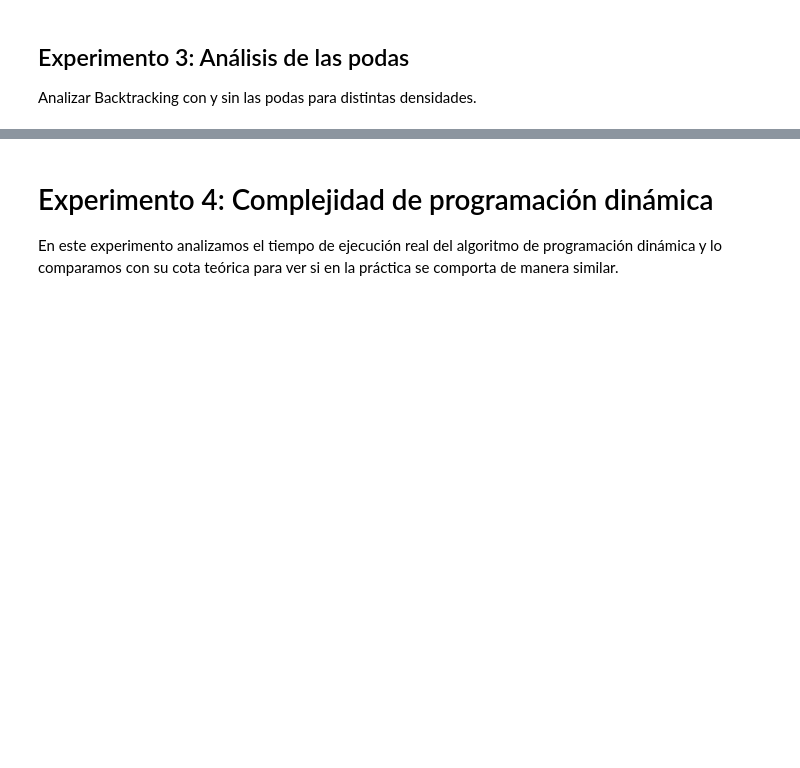
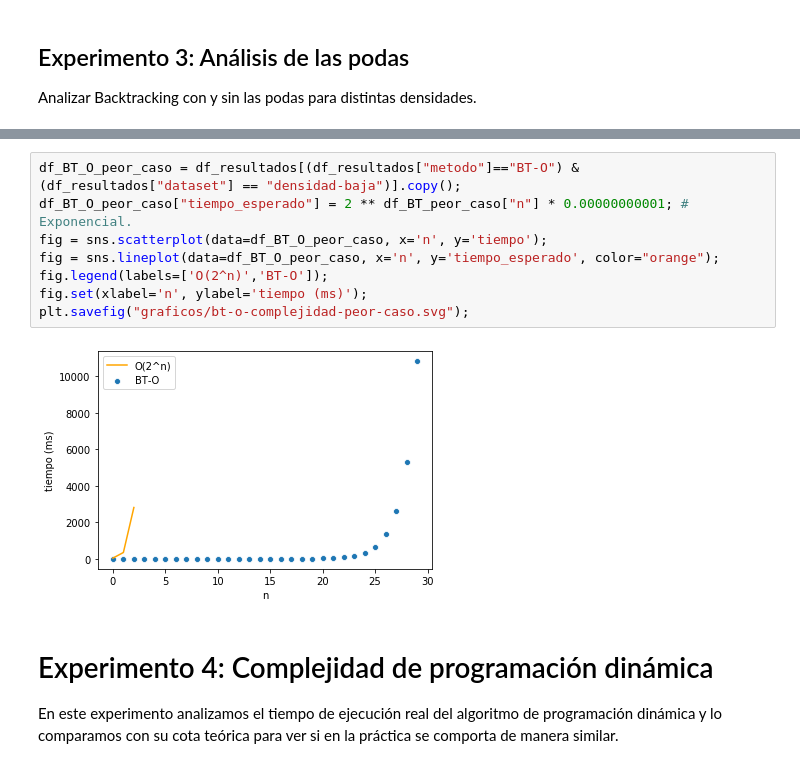
Before and after one commit to ShipOrSheep/tp1Algo3, a Jupyter notebook: experimentacion/analisis.ipynb, the cells around one changed output, grey strips where cells are left out. Drawn from its saved outputs; the diff is of its cells as text; blank space fills up the shorter version.

```diff
--- a/experimentacion/analisis.ipynb
+++ b/experimentacion/analisis.ipynb
@@ -151,3 +161,13 @@ plt.savefig("graficos/bt-podas-baja-zoom.svg");
+# %%
+df_BT_O_peor_caso = df_resultados[(df_resultados["metodo"]=="BT-O") & (df_resultados["dataset"] == "densidad-baja")].copy();
+df_BT_O_peor_caso["tiempo_esperado"] = 2 ** df_BT_peor_caso["n"] * 0.00000000001; # Exponencial.
+fig = sns.scatterplot(data=df_BT_O_peor_caso, x='n', y='tiempo');
+fig = sns.lineplot(data=df_BT_O_peor_caso, x='n', y='tiempo_esperado', color="orange");
+fig.legend(labels=['O(2^n)','BT-O']);
+fig.set(xlabel='n', ylabel='tiempo (ms)');
+plt.savefig("graficos/bt-o-complejidad-peor-caso.svg");
+# %% [output]
+[figure, added]
 # %% [markdown]
 # Experimento 4: Complejidad de programación dinámica
 En este experimento analizamos el tiempo de ejecución real del algoritmo de programación dinámica y lo comparamos con su cota teórica para ver si en la práctica se comporta de manera similar.
```
Also changed, not shown: parts of 15 cells of this notebook, 7 other files.
